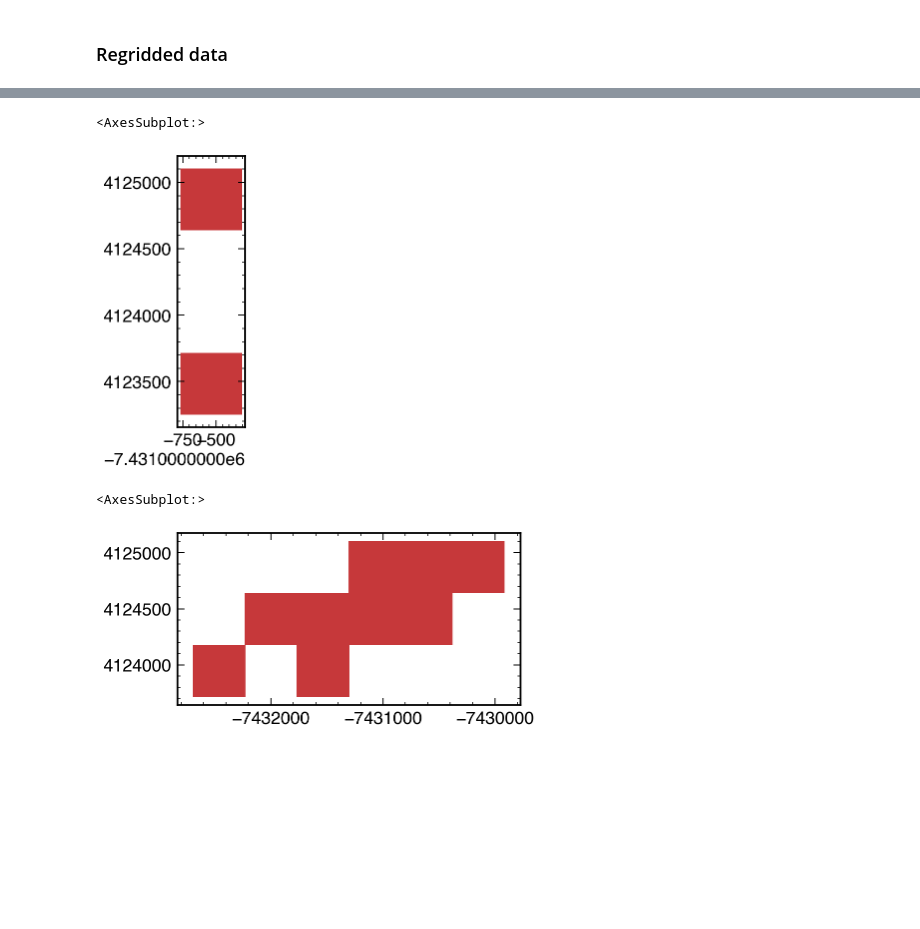
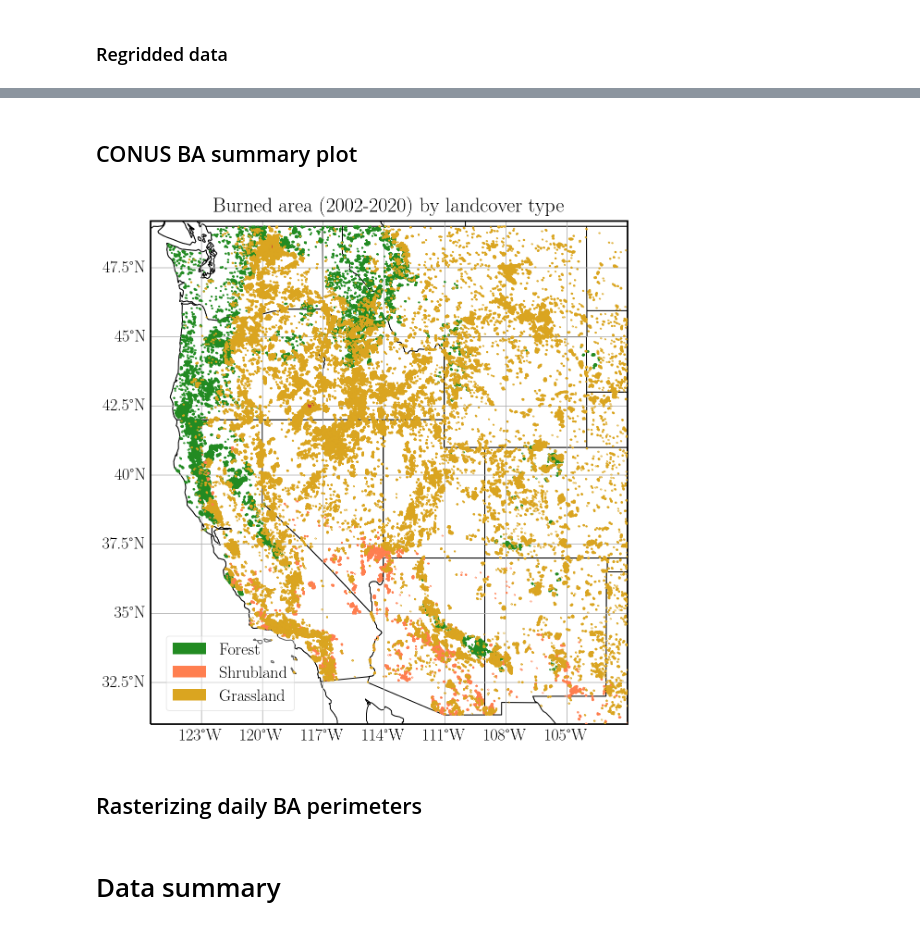
Before and after one commit to jtbuch/fire_hazard_index, a Jupyter notebook: scripts/preliminary_data_analysis.ipynb, the cells around one changed output, grey strips where cells are left out. Saved outputs shown, nothing was run; the diff lists cells and outputs as text; code cells hidden in the pictures; blank space fills up the shorter version.

```diff
--- a/scripts/preliminary_data_analysis.ipynb
+++ b/scripts/preliminary_data_analysis.ipynb
@@ -252,10 +305,42 @@ eventsdf[eventsdf.event_dur > 5].head()[['date', 'pixels', 'tot_pix', 'dy_ar_km2
-# %%
-eventsdf.loc[[0]].geometry.plot()
-# %% [output]
-<AxesSubplot:>
-[figure, removed]
-# %%
-eventsdf.loc[[1]].geometry.plot()
-# %% [output]
-<AxesSubplot:>
-[figure, removed]
+# %%
+forests_gdf= gpd.read_file('../data/fire/fired_conus-ak_2002-2021_forests.gpkg')
+shrubland_gdf= gpd.read_file('../data/fire/fired_conus-ak_2002-2021_shrubland.gpkg')
+grassland_gdf= gpd.read_file('../data/fire/fired_conus-ak_2002-2021_grassland.gpkg')
+# %% [markdown]
+## CONUS BA summary plot
+# %%
+extent = [-125.5, -102, 31, 49]
+central_lon = np.mean(extent[:2])
+central_lat = np.mean(extent[2:])
+
+fig= plt.figure(figsize=(18, 10))
+gs = fig.add_gridspec(2, 2)
+
+ax= fig.add_subplot(gs[0:2, 0:2], projection=ccrs.PlateCarree())
+ax.set_extent(extent)
+ax.add_feature(cfeature.LAND, edgecolor='black', facecolor= 'white');
+ax.add_feature(cfeature.STATES, edgecolor='black', facecolor= 'white', zorder= 1);
+ax.add_geometries(forests_gdf.geometry.to_crs('4326'), crs= ccrs.PlateCarree(), edgecolor= colors.to_rgba('forestgreen', alpha= 1.0), lw= 2, zorder= 10)
+ax.add_geometries(shrubland_gdf.geometry.to_crs('4326'), crs= ccrs.PlateCarree(), edgecolor= colors.to_rgba('coral', alpha= 1.0), lw= 2, zorder= 10)
+ax.add_geometries(grassland_gdf.geometry.to_crs('4326'), crs= ccrs.PlateCarree(), edgecolor= colors.to_rgba('goldenrod', alpha= 1.0), lw= 2, zorder= 10)
+#ax.scatter(wildfire_df['final_lon'], wildfire_df['final_lat'], c= 'black', s= 10, transform=ccrs.PlateCarree())
+ax.tick_params(labeltop=False, top=False, labelright=False, right=True, which='both', labelsize= 30);
+gl= ax.gridlines(draw_labels=True);
+gl.xlabel_style = {'size': 18, 'color': 'black'}
+gl.ylabel_style = {'size': 18, 'color': 'black'}
+gl.top_labels = False
+gl.right_labels = False
+
+forest_leg = patches.Rectangle((0, 0), 1, 1, facecolor="forestgreen")
+shrub_leg = patches.Rectangle((0, 0), 1, 1, facecolor="coral")
+grass_leg = patches.Rectangle((0, 0), 1, 1, facecolor="goldenrod")
+labels = ['Forest', 'Shrubland', 'Grassland']
+ax.legend([forest_leg, shrub_leg, grass_leg], labels, loc='lower left', bbox_to_anchor=(0.015, 0.01), fontsize= 18, frameon=True)
+
+ax.set_aspect(1.362/1)
+ax.set_title(r'Burned area (2002-2020) by landcover type', fontsize= 22, pad= 10);
+plt.savefig('../plots/ba_conus_2002-2020.png', bbox_inches='tight', dpi= 200);
+# %% [output]
+[figure, added]
+# %% [markdown]
+## Rasterizing daily BA perimeters
@@ -261,0 +361,2 @@ eventsdf.loc[[1]].geometry.plot()
+# %% [markdown]
+# Data summary
```
Also changed, not shown: parts of 24 cells of this notebook, 1 other file.
